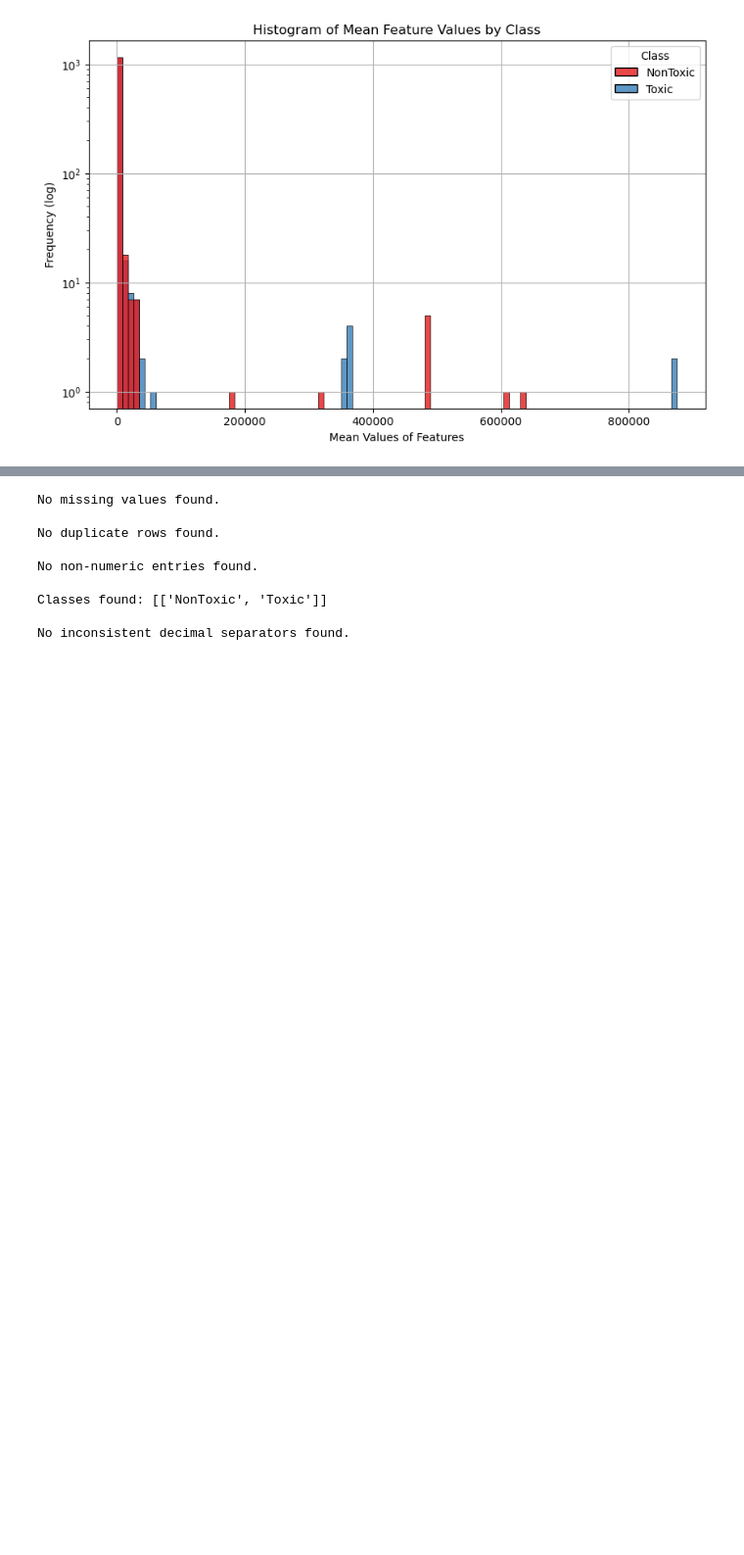
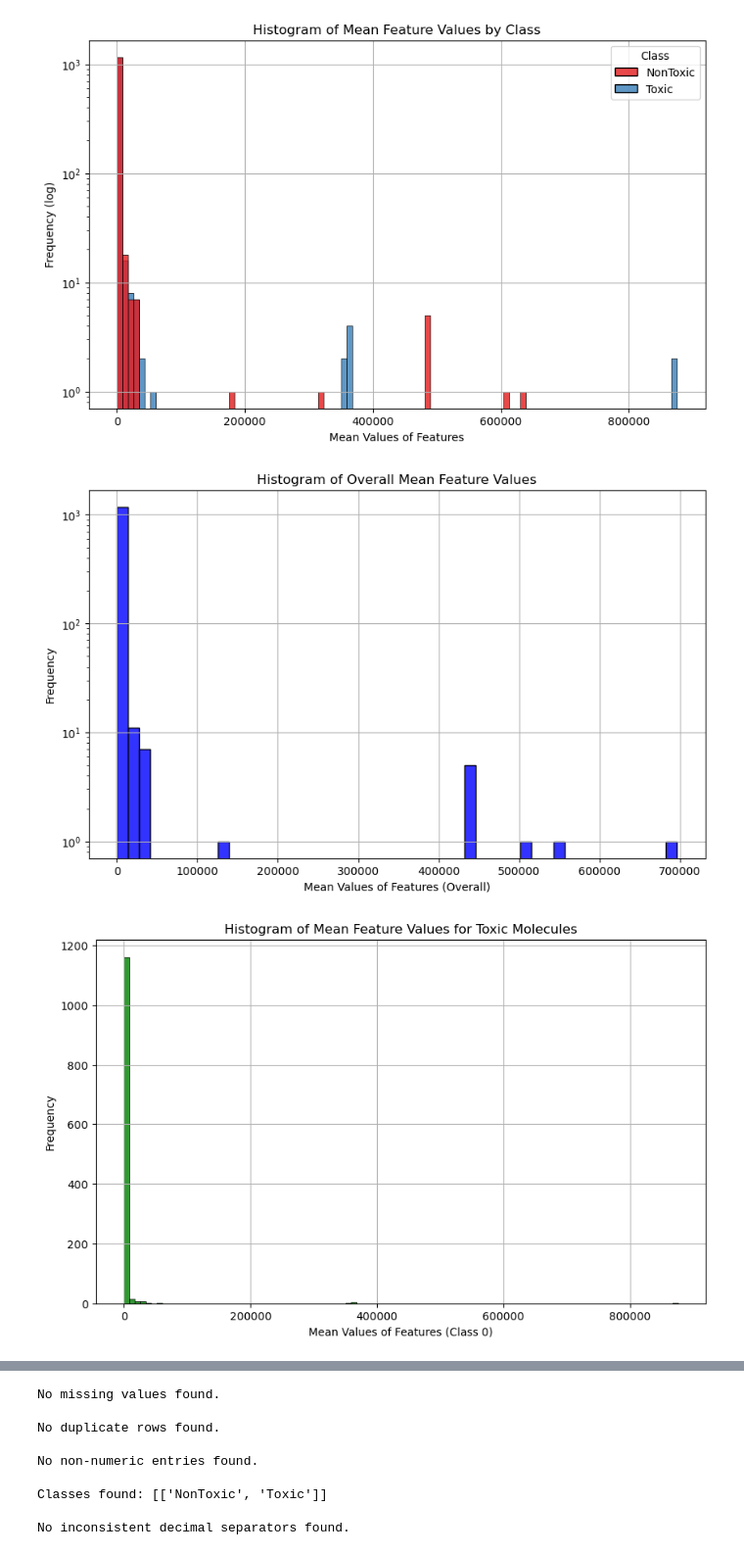
Before and after one commit to MaxVanHout/MSB1015, a Jupyter notebook: preprocessing.ipynb, the cells around one changed output, grey strips where cells are left out. Shown: that part at 98% size. Cells and saved outputs as stored; diff of their text form; code cells hidden in the pictures; blank space fills up the shorter version.

```diff
--- a/preprocessing.ipynb
+++ b/preprocessing.ipynb
@@ -50,3 +50,47 @@ plt.grid(True)
 plt.show()
 # %% [output]
 [figure]
+# %%
+# Assume chem_df is the DataFrame containing your data with a 'Class' column
+
+# Calculate the overall mean of each feature (ignoring class)
+overall_means = chem_df.drop(columns='Class').mean()
+
+# Calculate the mean of each feature grouped by class
+means_by_class = chem_df.groupby('Class').mean()
+
+# Melt the DataFrame for easier plotting by class
+means_melted = means_by_class.reset_index().melt(id_vars='Class', var_name='feature', value_name='mean_value')
+
+# Plot 1: Overall mean distribution of features (no class distinction)
+plt.figure(figsize=(10, 6))
+sns.histplot(overall_means, bins=50, color='blue', alpha=0.8)
+plt.xlabel('Mean Values of Features (Overall)')
+plt.ylabel('Frequency')
+plt.yscale('log')
+plt.title('Histogram of Overall Mean Feature Values')
+plt.grid(True)
+plt.show()
+
+# Plot 2: Mean distribution of features for Class 0
+plt.figure(figsize=(10, 6))
+sns.histplot(data=means_melted[means_melted['Class'] == 'Toxic'], x='mean_value', bins=100, alpha=0.8, color='green')
+plt.xlabel('Mean Values of Features (Class 0)')
+plt.ylabel('Frequency')
+
+plt.title('Histogram of Mean Feature Values for Toxic Molecules')
+plt.grid(True)
+plt.show()
+
+# Plot 3: Mean distribution of features for Class 1
+plt.figure(figsize=(10, 6))
+sns.histplot(data=means_melted[means_melted['Class'] == 'NonToxic'], x='mean_value', bins=100, alpha=0.8, color='red')
+plt.xlabel('Mean Values of Features (Class 1)')
+plt.ylabel('Frequency')
+
+plt.title('Histogram of Mean Feature Values for Non-Toxic Molecules')
+plt.grid(True)
+plt.show()
+# %% [output]
+[figure, added]
+[figure, added]
```
Also changed, not shown: parts of 5 cells of this notebook, 2 other files.
